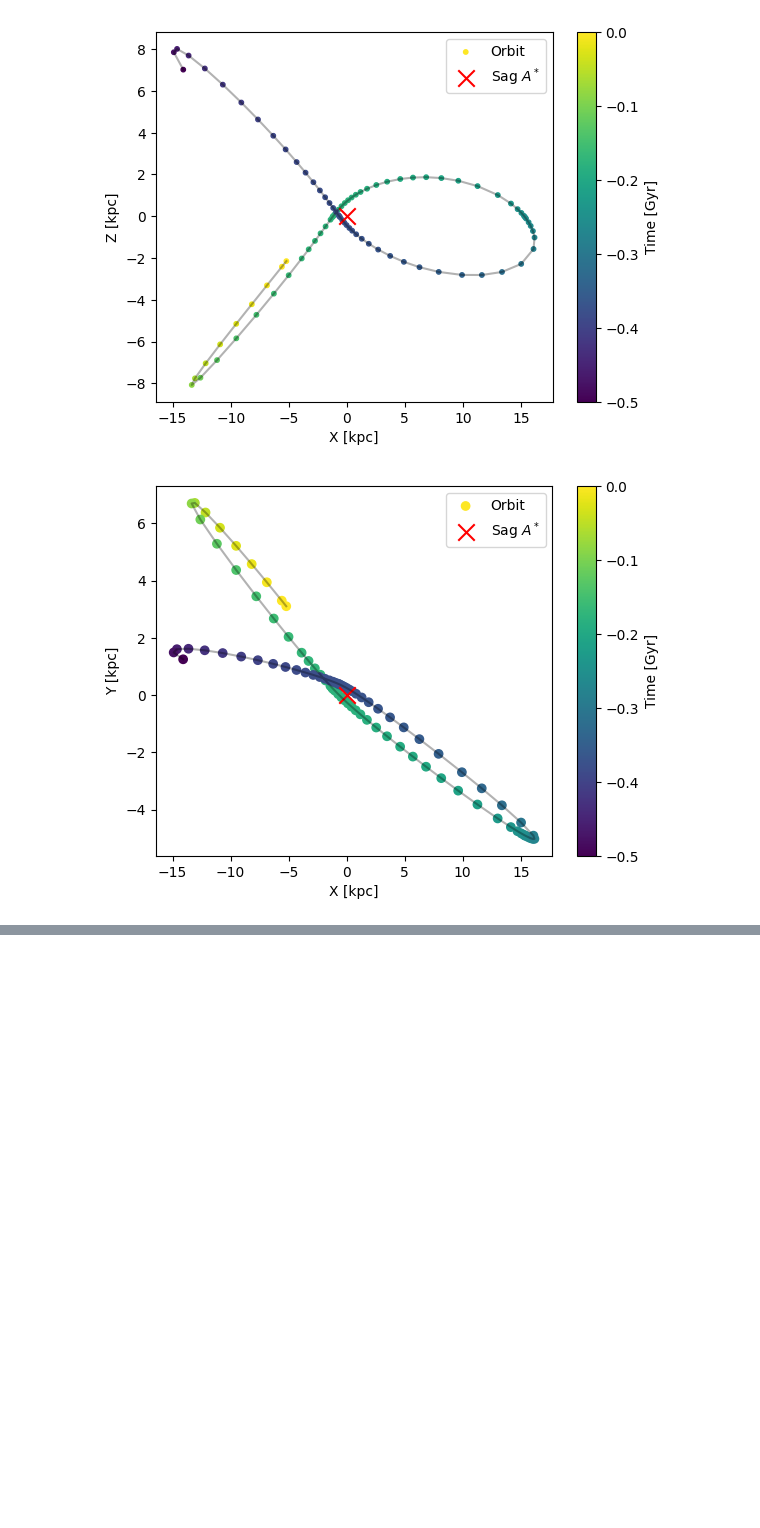
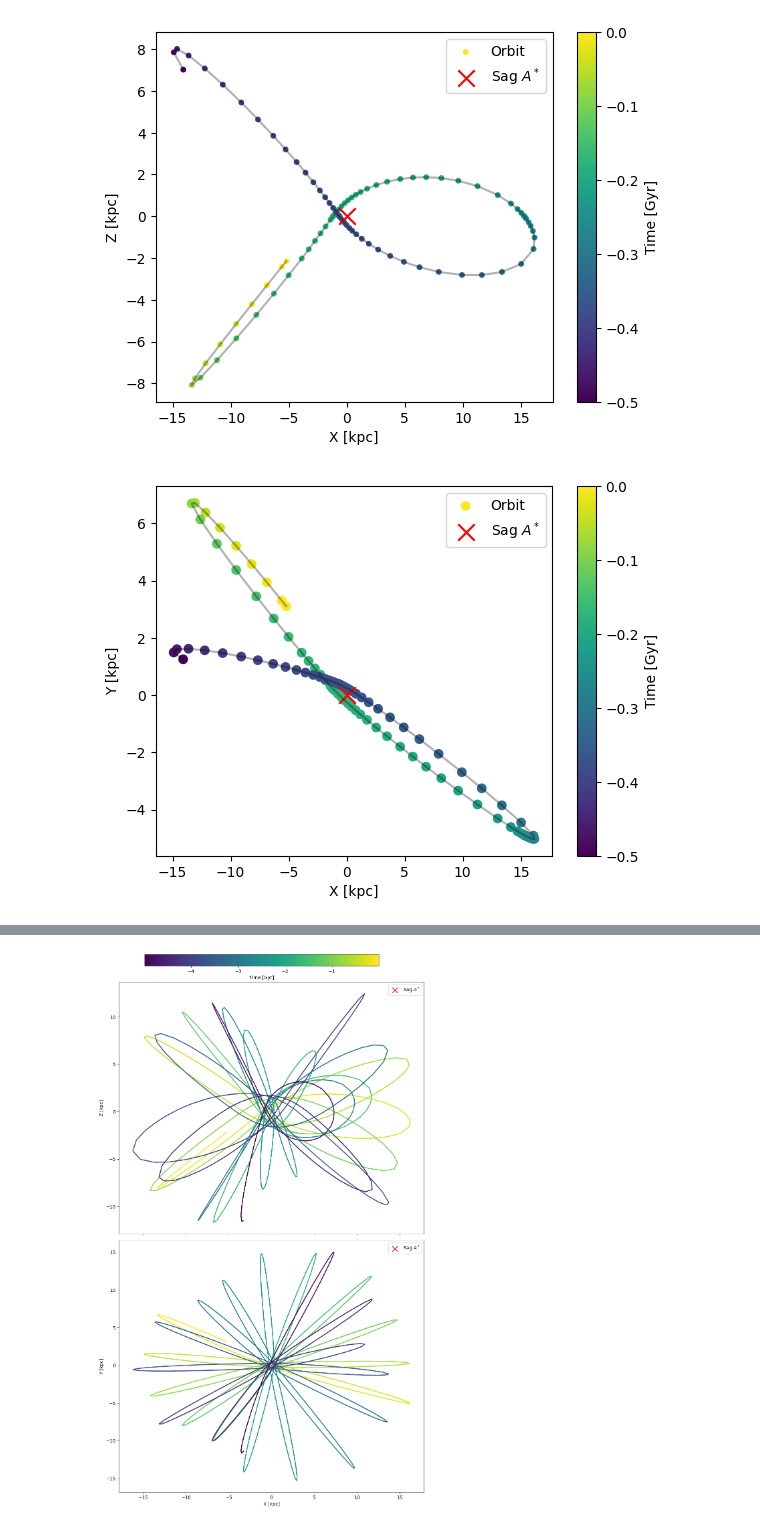
Before and after one commit to fawkez/HVS_1, a Jupyter notebook: Notebooks/Orbits/agama_tutorial.ipynb, the cells around one changed output, grey strips where cells are left out. Drawn from its saved outputs; the diff is of its cells as text; code cells hidden in the pictures; blank space fills up the shorter version.

Commit message:
added a longer orbit to the tutorial

```diff
--- a/Notebooks/Orbits/agama_tutorial.ipynb
+++ b/Notebooks/Orbits/agama_tutorial.ipynb
@@ -122,0 +130,88 @@ plt.show()
+# %%
+# Integrate orbit
+orbit = agama.orbit(potential=potential, ic=ic, time=-5, dtype= object)
+trajectory = orbit(orbit)[:, :3]
+z_vals = trajectory[:, 2]
+times = [t for t in orbit] # Time values
+velocities = orbit(orbit)[:, 3:6]
+# %%
+
+from matplotlib.collections import LineCollection
+
+# --- helper to make a coloured-line Axes ---------------------------------------------------------
+def coloured_line(ax, x, y, t, cmap='viridis', lw=2, **kw):
+    """
+    Add a line to *ax* that is coloured by the values in *t*.
+
+    Parameters
+    ----------
+    ax   : matplotlib Axes
+    x,y  : 1-D arrays of the same length
+    t    : 1-D array of the same length (times used for colouring)
+    cmap : str or Colormap
+    lw   : line-width
+    kw   : any other LineCollection keyword args (alpha, zorder, etc.)
+
+    Returns
+    -------
+    lc   : the LineCollection, which behaves like a normal artist
+    """
+    # build Nx1x2 array of points, then N-1x2x2 array of segments
+    points    = np.column_stack((x, y)).reshape(-1, 1, 2)
+    segments  = np.concatenate([points[:-1], points[1:]], axis=1)
+
+    # colour per segment; use the average time for smoother mapping
+    t_seg = 0.5 * (t[:-1] + t[1:])
+
+    lc = LineCollection(segments, cmap=cmap, linewidths=lw, **kw)
+    lc.set_array(t_seg)
+    ax.add_collection(lc)
+    return lc
+# -----------------------------------------------------------------------------------------------
+
+fig, ax = plt.subplots(2, 1, figsize=(10, 17), sharex=True)
+
+# Top panel: X–Z
+lc0 = coloured_line(
+    ax[0],
+    trajectory[:, 0],
+    trajectory[:, 2],
+    np.array(times),
+    cmap='viridis',
+    lw=2,
+    alpha=1.0,
+)
+ax[0].scatter(0, 0, c='r', label='Sag $A^*$', s=140, marker='x')
+ax[0].set_ylabel('Z [kpc]')
+ax[0].legend()
+
+# Bottom panel: X–Y
+lc1 = coloured_line(
+    ax[1],
+    trajectory[:, 0],
+    trajectory[:, 1],
+    np.array(times),
+    cmap='viridis',
+    lw=2,
+    alpha=1.0,
+)
+ax[1].scatter(0, 0, c='r', label='Sag $A^*$', s=140, marker='x')
+ax[1].set_xlabel('X [kpc]')
+ax[1].set_ylabel('Y [kpc]')
+ax[1].legend()
+
+# -- reserve space at top for the colour-bar --
+fig.tight_layout(rect=[0, 0, 1, 0.94])   # left, bottom, right, top
+
+# -- colour-bar uses any one of the LineCollections --
+cbar_ax = fig.add_axes([0.15, 0.96, 0.7, 0.02])
+fig.colorbar(
+    lc0,                     # any mappable – both share the same colormap/norm
+    cax=cbar_ax,
+    orientation='horizontal',
+    label='Time [Gyr]',
+)
+
+plt.show()
+# %% [output]
+[figure, added]
```
Also changed, not shown: parts of 5 cells of this notebook.
